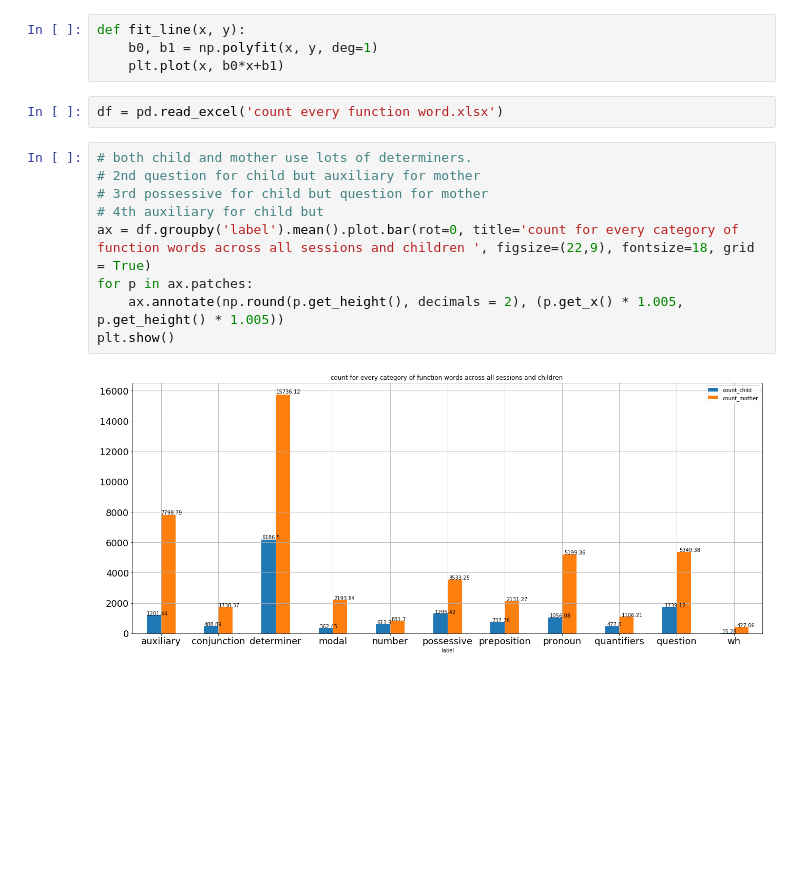
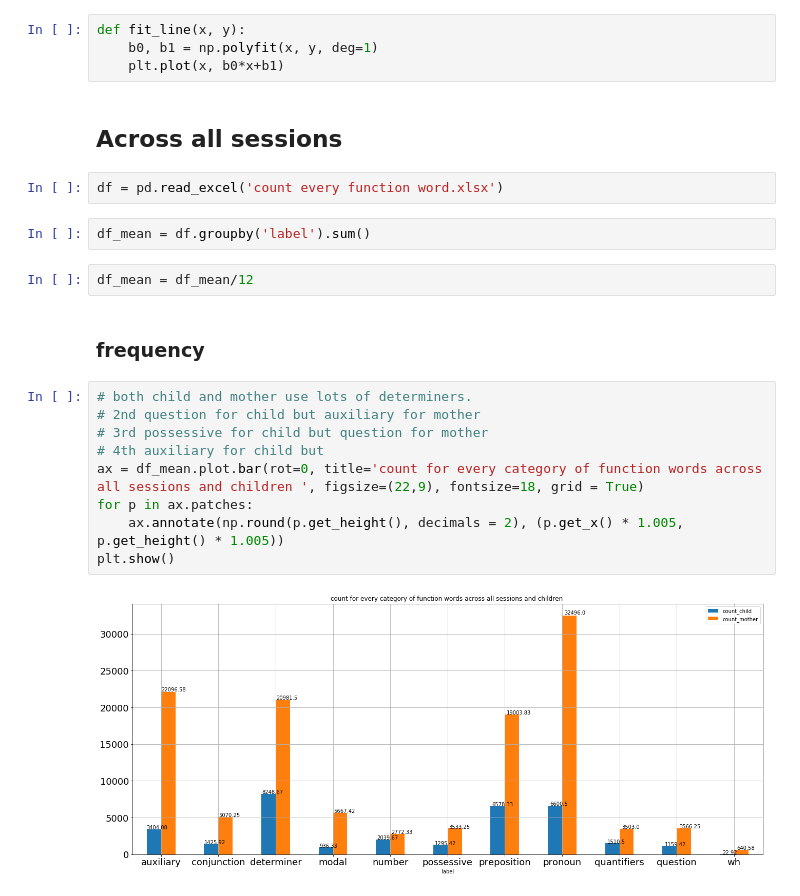
Before and after one commit to qxu1994/formulae-project, a Jupyter notebook: Count function words after disambiguating.ipynb, the cells around one changed output. Saved outputs shown, nothing was run; the diff lists cells and outputs as text; blank space fills up the shorter version.

```diff
--- a/Count function words after disambiguating.ipynb
+++ b/Count function words after disambiguating.ipynb
@@ -11,16 +11,24 @@ from dataset import get_manchester
 def fit_line(x, y):
     b0, b1 = np.polyfit(x, y, deg=1)
     plt.plot(x, b0*x+b1)
+# %% [markdown]
+## Across all sessions
 # %%
 df = pd.read_excel('count every function word.xlsx')
+# %%
+df_mean = df.groupby('label').sum()
+# %%
+df_mean = df_mean/12
+# %% [markdown]
+### frequency
 # %%
 # both child and mother use lots of determiners.
 # 2nd question for child but auxiliary for mother
 # 3rd possessive for child but question for mother
 # 4th auxiliary for child but
-ax = df.groupby('label').mean().plot.bar(rot=0, title='count for every category of function words across all sessions and children ', figsize=(22,9), fontsize=18, grid = True)
+ax = df_mean.plot.bar(rot=0, title='count for every category of function words across all sessions and children ', figsize=(22,9), fontsize=18, grid = True)
 for p in ax.patches:
     ax.annotate(np.round(p.get_height(), decimals = 2), (p.get_x() * 1.005, p.get_height() * 1.005))
 plt.show()
 # %% [output]
-[figure, old version]
+[figure, new version]
```
Also changed, not shown: parts of 37 cells of this notebook.
